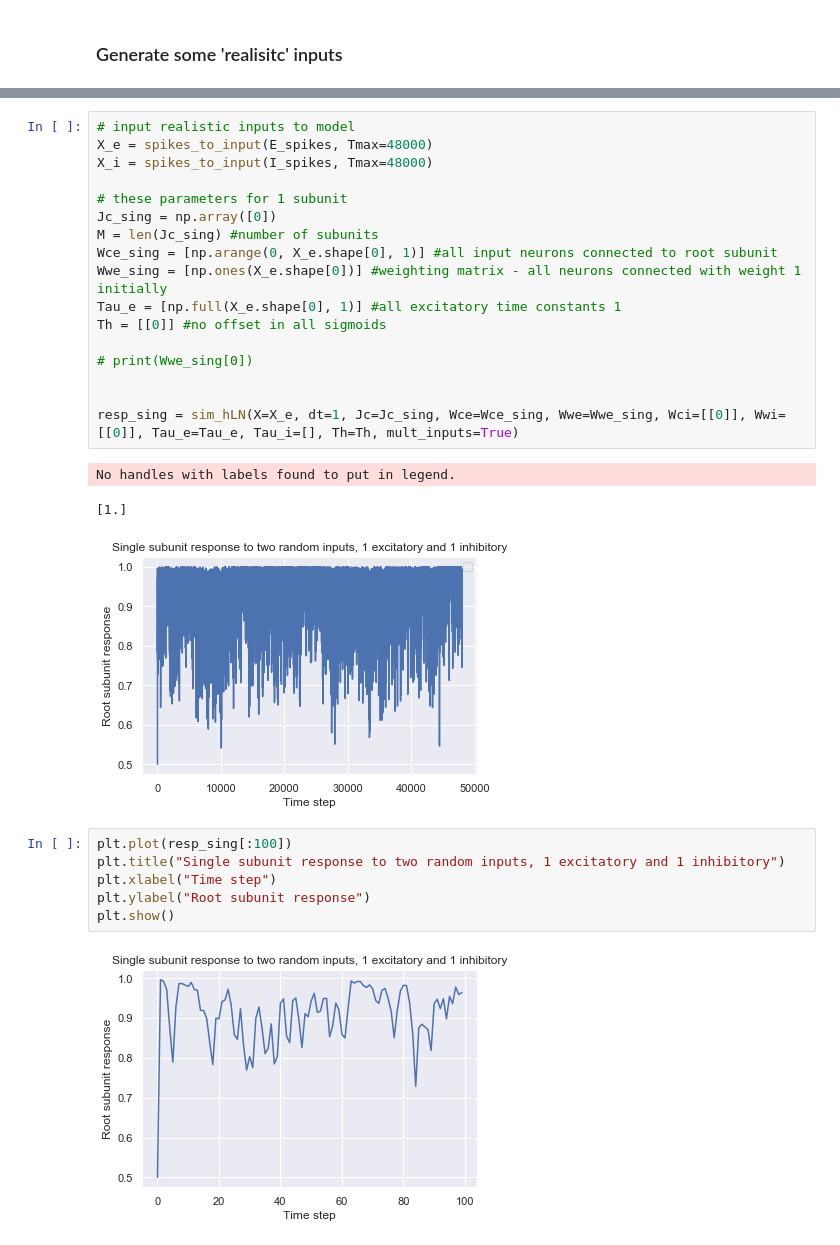
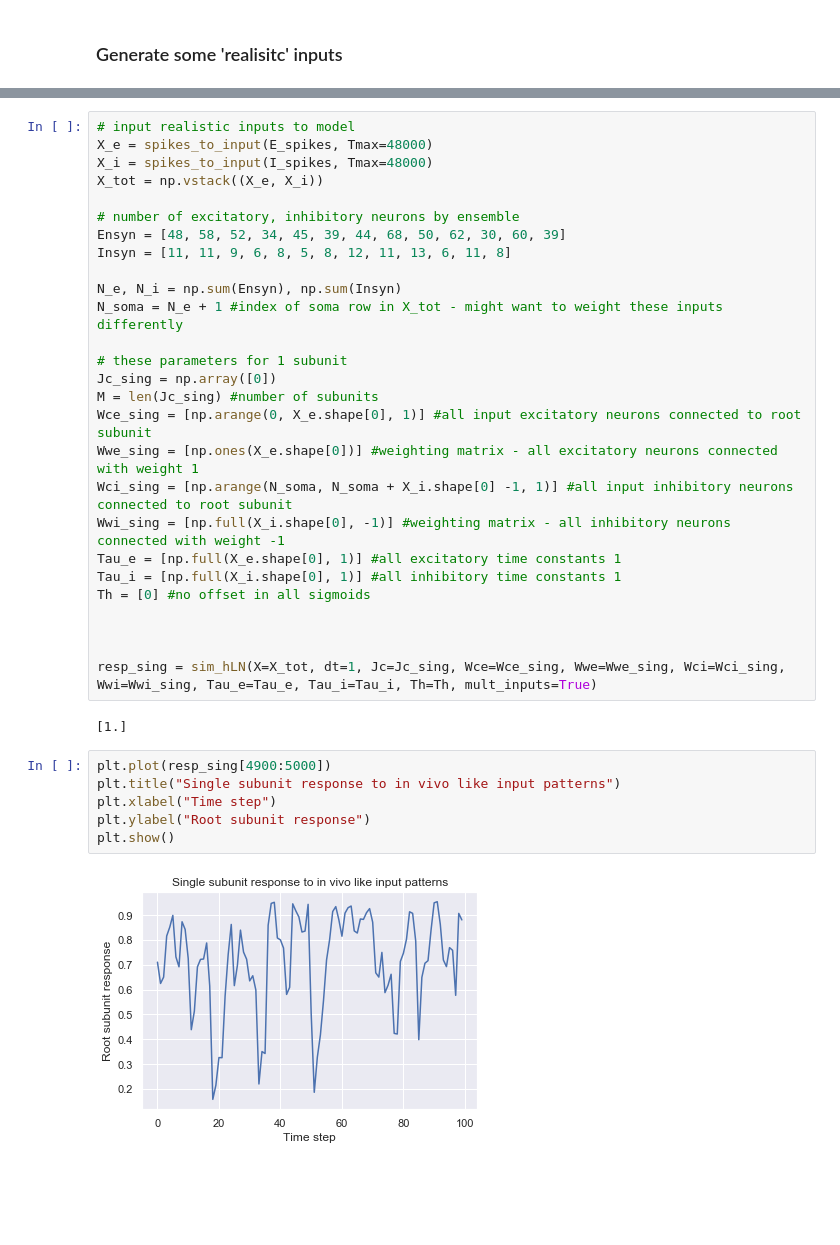
Before and after one commit to eap40/iib-neuro-proj, a Jupyter notebook: iib-testing.ipynb, the cells around one changed output, grey strips where cells are left out. Saved outputs shown, nothing was run; the diff lists cells and outputs as text; blank space fills up the shorter version.

Commit message:
Put realistic inputs through 2 different hLN models, generated 'membrane potential' output

```diff
--- a/iib-testing.ipynb
+++ b/iib-testing.ipynb
@@ -81,28 +81,36 @@ print(conv_int.shape)
 # input realistic inputs to model
 X_e = spikes_to_input(E_spikes, Tmax=48000)
 X_i = spikes_to_input(I_spikes, Tmax=48000)
+X_tot = np.vstack((X_e, X_i))
+
+# number of excitatory, inhibitory neurons by ensemble
+Ensyn = [48, 58, 52, 34, 45, 39, 44, 68, 50, 62, 30, 60, 39]
+Insyn = [11, 11, 9, 6, 8, 5, 8, 12, 11, 13, 6, 11, 8]
+
+N_e, N_i = np.sum(Ensyn), np.sum(Insyn)
+N_soma = N_e + 1 #index of soma row in X_tot - might want to weight these inputs differently
 
 # these parameters for 1 subunit
 Jc_sing = np.array([0])
 M = len(Jc_sing) #number of subunits
-Wce_sing = [np.arange(0, X_e.shape[0], 1)] #all input neurons connected to root subunit
-Wwe_sing = [np.ones(X_e.shape[0])] #weighting matrix - all neurons connected with weight 1 initially
+Wce_sing = [np.arange(0, X_e.shape[0], 1)] #all input excitatory neurons connected to root subunit
+Wwe_sing = [np.ones(X_e.shape[0])] #weighting matrix - all excitatory neurons connected with weight 1
+Wci_sing = [np.arange(N_soma, N_soma + X_i.shape[0] -1, 1)] #all input inhibitory neurons connected to root subunit
+Wwi_sing = [np.full(X_i.shape[0], -1)] #weighting matrix - all inhibitory neurons connected with weight -1
 Tau_e = [np.full(X_e.shape[0], 1)] #all excitatory time constants 1
-Th = [[0]] #no offset in all sigmoids
-
-# print(Wwe_sing[0])
+Tau_i = [np.full(X_i.shape[0], 1)] #all inhibitory time constants 1
+Th = [0] #no offset in all sigmoids
 
 
-resp_sing = sim_hLN(X=X_e, dt=1, Jc=Jc_sing, Wce=Wce_sing, Wwe=Wwe_sing, Wci=[[0]], Wwi=[[0]], Tau_e=Tau_e, Tau_i=[], Th=Th, mult_inputs=True)
+
+resp_sing = sim_hLN(X=X_tot, dt=1, Jc=Jc_sing, Wce=Wce_sing, Wwe=Wwe_sing, Wci=Wci_sing, Wwi=Wwi_sing, Tau_e=Tau_e, Tau_i=Tau_i, Th=Th, mult_inputs=True)
 # %% [output]
-No handles with labels found to put in legend.
+[1.]
-[1.]
-[figure, removed]
 # %%
-plt.plot(resp_sing[:100])
-plt.title("Single subunit response to two random inputs, 1 excitatory and 1 inhibitory")
+plt.plot(resp_sing[4900:5000])
+plt.title("Single subunit response to in vivo like input patterns")
 plt.xlabel("Time step")
 plt.ylabel("Root subunit response")
 plt.show()
 # %% [output]
-[figure, old version]
+[figure, new version]
```
Also changed, not shown: parts of 6 cells of this notebook.
